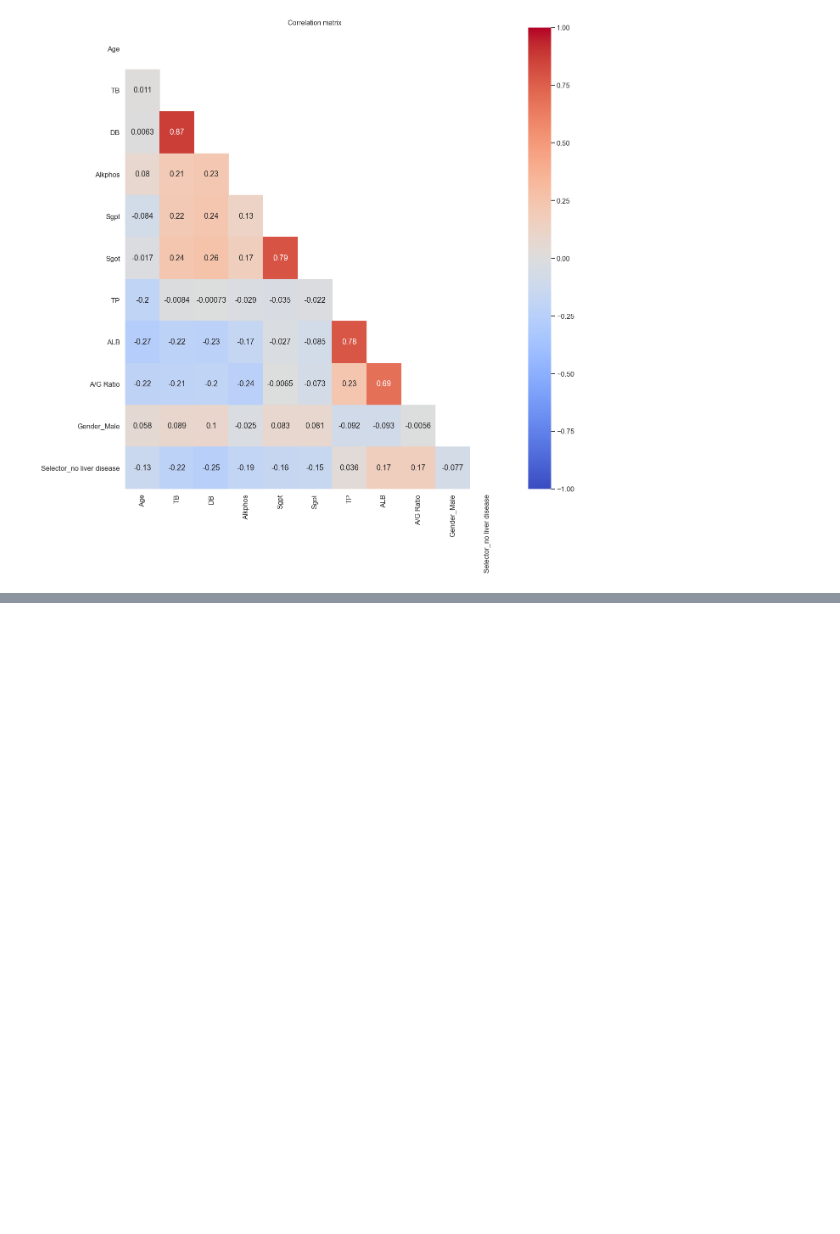
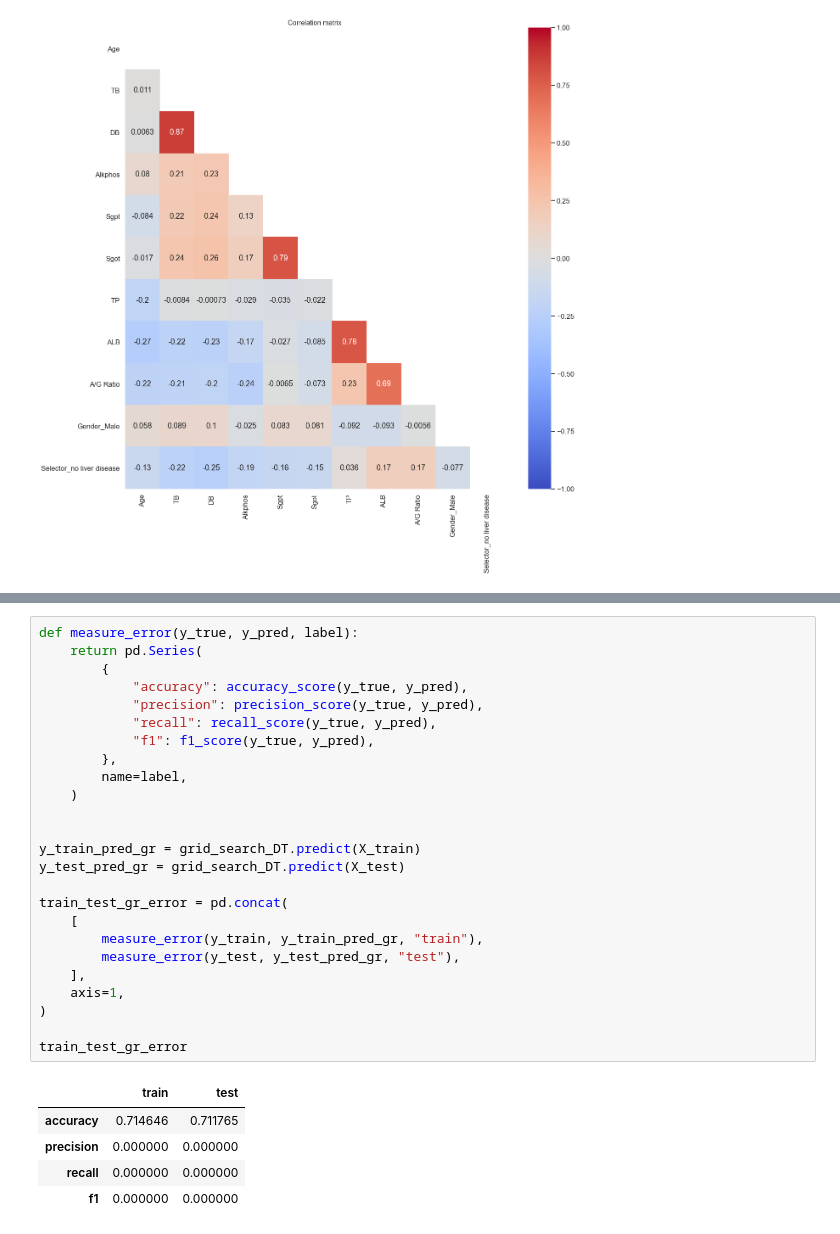
Before and after one commit to gkrampah/Classifiers, a Jupyter notebook: project.ipynb, the cells around one changed output, grey strips where cells are left out. Cells and saved outputs as stored; diff of their text form; blank space fills up the shorter version.

```diff
--- a/project.ipynb
+++ b/project.ipynb
@@ -441 +759,32 @@ Name: Selector_no liver disease, dtype: float64
+# %%
+def measure_error(y_true, y_pred, label):
+    return pd.Series(
+        {
+            "accuracy": accuracy_score(y_true, y_pred),
+            "precision": precision_score(y_true, y_pred),
+            "recall": recall_score(y_true, y_pred),
+            "f1": f1_score(y_true, y_pred),
+        },
+        name=label,
+    )
+
+
+y_train_pred_gr = grid_search_DT.predict(X_train)
+y_test_pred_gr = grid_search_DT.predict(X_test)
+
+train_test_gr_error = pd.concat(
+    [
+        measure_error(y_train, y_train_pred_gr, "train"),
+        measure_error(y_test, y_test_pred_gr, "test"),
+    ],
+    axis=1,
+)
+
+train_test_gr_error
+# %% [output]
+|  | train | test |
+| accuracy | 0.714646 | 0.711765 |
+| precision | 0.000000 | 0.000000 |
+| recall | 0.000000 | 0.000000 |
+| f1 | 0.000000 | 0.000000 |
 # %%
```
Also changed, not shown: parts of 24 cells of this notebook.
